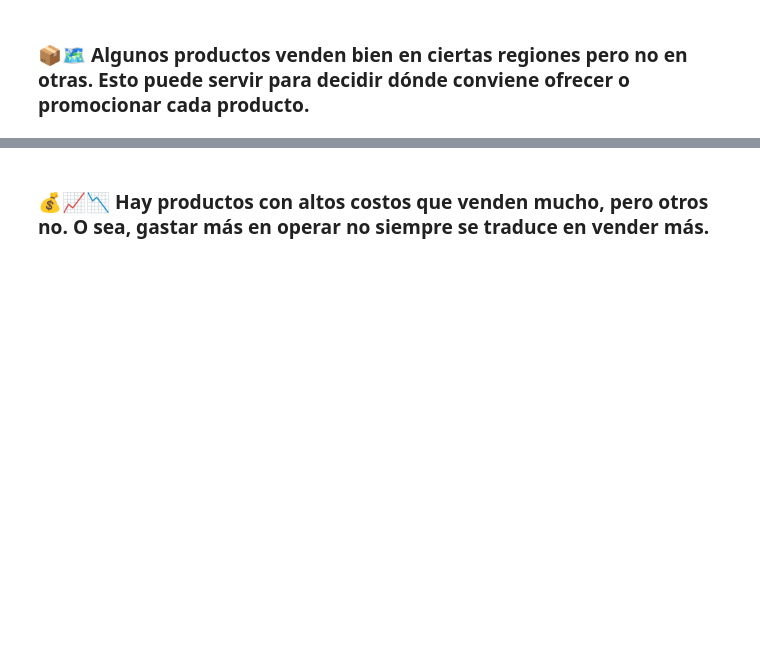
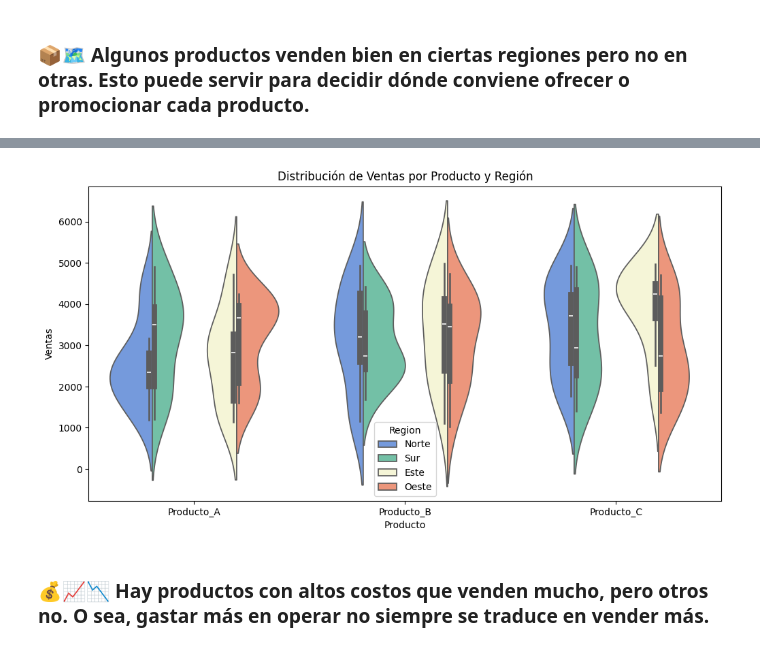
Before and after one commit to Gise05624/Proyecto_DataScience_I, a Jupyter notebook: Entrega_1/ProyectoDS_ParteI_Bargas.ipynb, the cells around one changed output, grey strips where cells are left out. Cells and saved outputs as stored; diff of their text form; code cells hidden in the pictures; blank space fills up the shorter version.

```diff
--- a/Entrega_1/ProyectoDS_ParteI_Bargas.ipynb
+++ b/Entrega_1/ProyectoDS_ParteI_Bargas.ipynb
@@ -144,3 +140,12 @@ plt.show()
+# %%
+medianas = df.groupby(['Producto', 'Region'])['Ventas'].median()
+
+plt.figure(figsize=(12,6))
+sns.violinplot(data=df, x='Producto', y='Ventas', hue='Region', split=True, palette=colores_por_region)
+plt.title('Distribución de Ventas por Producto y Región')
+plt.show()
+# %% [output]
+[figure, added]
 # %% [markdown]
 ### 💰📈📉 Hay productos con altos costos que venden mucho, pero otros no. O sea, gastar más en operar no siempre se traduce en vender más.
 # %%
```
Also changed, not shown: parts of 12 cells of this notebook.
